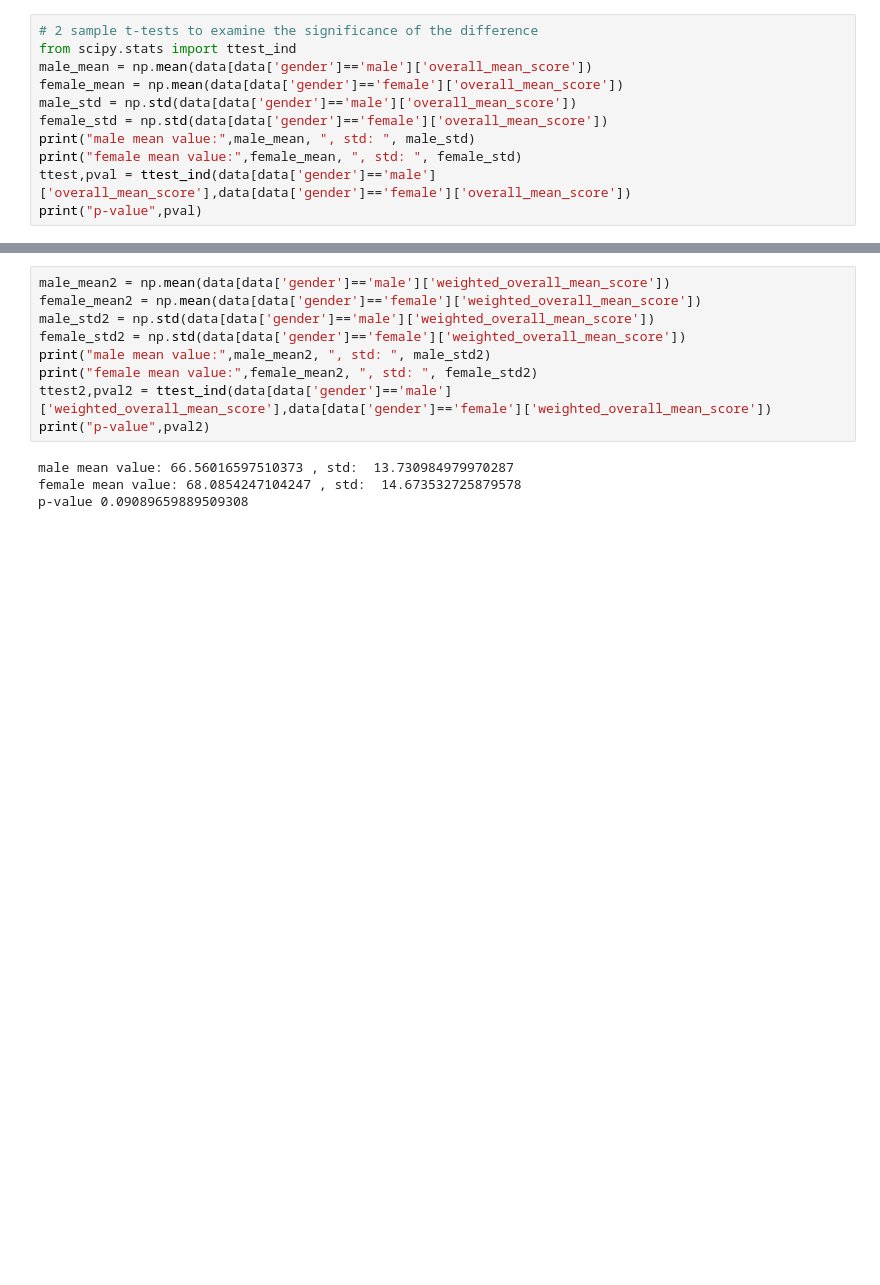
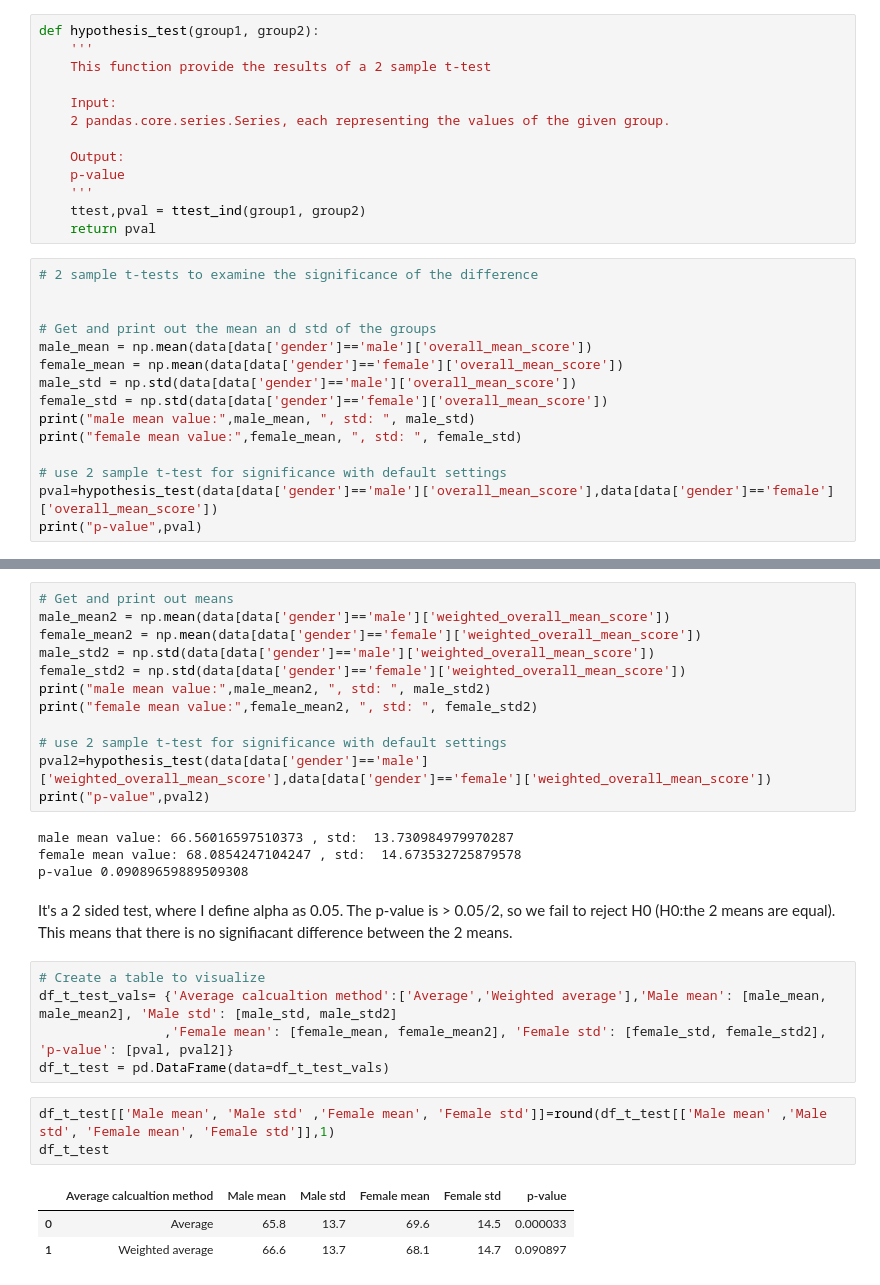
Before and after one commit to csokabog/udacity_ds_medium_post, a Jupyter notebook: Udacity_DS_nanodegree_medium_blogpost_code.ipynb, the cells around one changed output, grey strips where cells are left out. Cells and saved outputs as stored; diff of their text form; blank space fills up the shorter version.

```diff
--- a/Udacity_DS_nanodegree_medium_blogpost_code.ipynb
+++ b/Udacity_DS_nanodegree_medium_blogpost_code.ipynb
@@ -108,16 +160,33 @@ reading score                            90
 writing score                            88
 overall_mean_score                  82.3333
 Name: 1, dtype: object
+# %%
+def hypothesis_test(group1, group2):
+    '''
+    This function provide the results of a 2 sample t-test
+
+    Input:
+    2 pandas.core.series.Series, each representing the values of the given group.
+
+    Output:
+    p-value
+    '''
+    ttest,pval = ttest_ind(group1, group2)
+    return pval
 # %%
 # 2 sample t-tests to examine the significance of the difference
-from scipy.stats import ttest_ind
+
+
+# Get and print out the mean an d std of the groups
 male_mean = np.mean(data[data['gender']=='male']['overall_mean_score'])
 female_mean = np.mean(data[data['gender']=='female']['overall_mean_score'])
 male_std = np.std(data[data['gender']=='male']['overall_mean_score'])
 female_std = np.std(data[data['gender']=='female']['overall_mean_score'])
 print("male mean value:",male_mean, ", std: ", male_std)
 print("female mean value:",female_mean, ", std: ", female_std)
-ttest,pval = ttest_ind(data[data['gender']=='male']['overall_mean_score'],data[data['gender']=='female']['overall_mean_score'])
+
+# use 2 sample t-test for significance with default settings
+pval=hypothesis_test(data[data['gender']=='male']['overall_mean_score'],data[data['gender']=='female']['overall_mean_score'])
 print("p-value",pval)
 # %% [output]
 male mean value: 65.83748271092671 , std:  13.684622227259787
@@ -127,15 +198,32 @@ p-value 3.311973638243664e-05
 #create a new column for weighted overall mean per student
 data['weighted_overall_mean_score']=(data['math score']*2 +data['reading score']+data['writing score'])/4
 # %%
+# Get and print out means
 male_mean2 = np.mean(data[data['gender']=='male']['weighted_overall_mean_score'])
 female_mean2 = np.mean(data[data['gender']=='female']['weighted_overall_mean_score'])
 male_std2 = np.std(data[data['gender']=='male']['weighted_overall_mean_score'])
 female_std2 = np.std(data[data['gender']=='female']['weighted_overall_mean_score'])
 print("male mean value:",male_mean2, ", std: ", male_std2)
 print("female mean value:",female_mean2, ", std: ", female_std2)
-ttest2,pval2 = ttest_ind(data[data['gender']=='male']['weighted_overall_mean_score'],data[data['gender']=='female']['weighted_overall_mean_score'])
+
+# use 2 sample t-test for significance with default settings
+pval2=hypothesis_test(data[data['gender']=='male']['weighted_overall_mean_score'],data[data['gender']=='female']['weighted_overall_mean_score'])
 print("p-value",pval2)
 # %% [output]
 male mean value: 66.56016597510373 , std:  13.730984979970287
 female mean value: 68.0854247104247 , std:  14.673532725879578
 p-value 0.09089659889509308
+# %% [markdown]
+It's a 2 sided test, where I define alpha as 0.05. The p-value is > 0.05/2, so we fail to reject H0 (H0:the 2 means are equal). This means that there is no signifiacant difference between the 2 means.
+# %%
+# Create a table to visualize
+df_t_test_vals= {'Average calcualtion method':['Average','Weighted average'],'Male mean': [male_mean, male_mean2], 'Male std': [male_std, male_std2]
+                ,'Female mean': [female_mean, female_mean2], 'Female std': [female_std, female_std2], 'p-value': [pval, pval2]}
+df_t_test = pd.DataFrame(data=df_t_test_vals)
+# %%
+df_t_test[['Male mean', 'Male std' ,'Female mean', 'Female std']]=round(df_t_test[['Male mean' ,'Male std', 'Female mean', 'Female std']],1)
+df_t_test
+# %% [output]
+|  | Average calcualtion method | Male mean | Male std | Female mean | Female std | p-value |
+| 0 | Average | 65.8 | 13.7 | 69.6 | 14.5 | 0.000033 |
+| 1 | Weighted average | 66.6 | 13.7 | 68.1 | 14.7 | 0.090897 |
```
Also changed, not shown: parts of 19 cells of this notebook.
